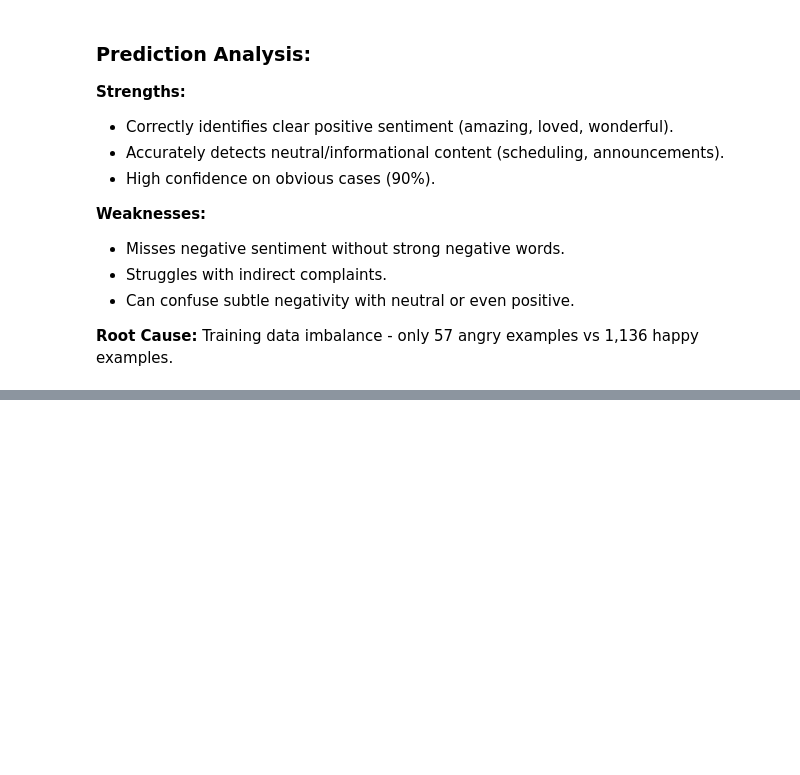
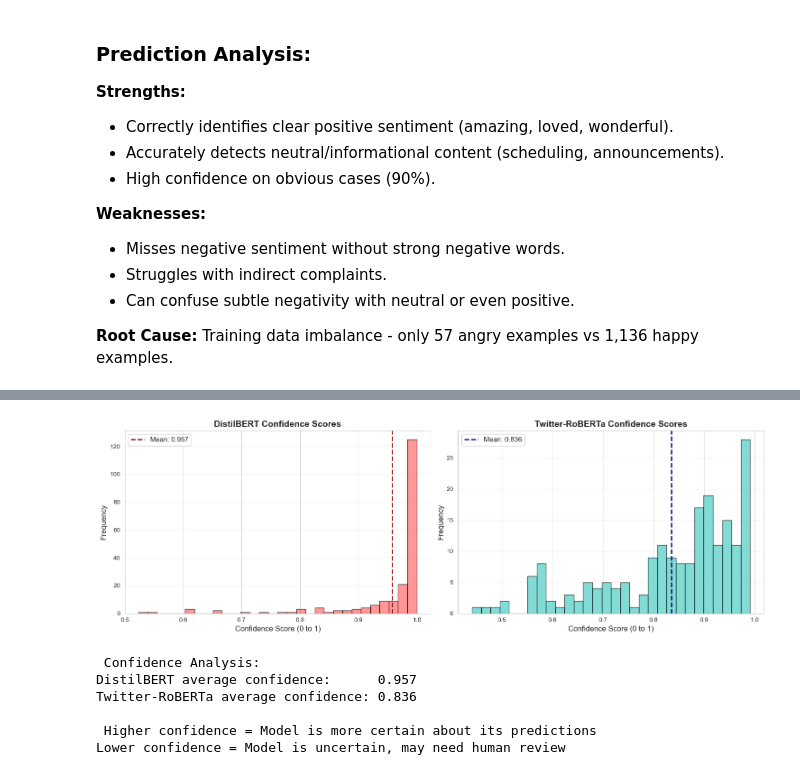
Before and after one commit to Priti0427/Sentiment-analysis-using-Hugging-Face-Transformer, a Jupyter notebook: archive (5)/Sentiment_Analysis_Notebook.ipynb, the cells around one changed output, grey strips where cells are left out. Cells and saved outputs as stored; diff of their text form; code cells hidden in the pictures; blank space fills up the shorter version.

```diff
--- a/archive (5)/Sentiment_Analysis_Notebook.ipynb
+++ b/archive (5)/Sentiment_Analysis_Notebook.ipynb
@@ -740,0 +877,40 @@ not-relevant    0.0712 (7.1%)
+# %%
+fig, axes = plt.subplots(1, 2, figsize=(15, 5))
+
+# DistilBERT confidence
+axes[0].hist(hf_scores_db, bins=30, color='#FF6B6B', alpha=0.7, edgecolor='black')
+axes[0].axvline(np.mean(hf_scores_db), color='darkred', linestyle='--', linewidth=2,
+                label=f'Mean: {np.mean(hf_scores_db):.3f}')
+axes[0].set_title('DistilBERT Confidence Scores', fontsize=14, fontweight='bold')
+axes[0].set_xlabel('Confidence Score (0 to 1)', fontsize=12)
+axes[0].set_ylabel('Frequency', fontsize=12)
+axes[0].legend(fontsize=11)
+axes[0].grid(axis='y', alpha=0.3)
+
+# Twitter-RoBERTa confidence
+axes[1].hist(hf_scores_rob, bins=30, color='#4ECDC4', alpha=0.7, edgecolor='black')
+axes[1].axvline(np.mean(hf_scores_rob), color='darkblue', linestyle='--', linewidth=2,
+                label=f'Mean: {np.mean(hf_scores_rob):.3f}')
+axes[1].set_title('Twitter-RoBERTa Confidence Scores', fontsize=14, fontweight='bold')
+axes[1].set_xlabel('Confidence Score (0 to 1)', fontsize=12)
+axes[1].set_ylabel('Frequency', fontsize=12)
+axes[1].legend(fontsize=11)
+axes[1].grid(axis='y', alpha=0.3)
+
+plt.tight_layout()
+plt.savefig('hf_confidence_distribution.png', dpi=300, bbox_inches='tight')
+plt.show()
+
+print(f"\n Confidence Analysis:")
+print(f"DistilBERT average confidence:      {np.mean(hf_scores_db):.3f}")
+print(f"Twitter-RoBERTa average confidence: {np.mean(hf_scores_rob):.3f}")
+print(f"\n Higher confidence = Model is more certain about its predictions")
+print(f"Lower confidence = Model is uncertain, may need human review")
+# %% [output]
+[figure, added]
+ Confidence Analysis:
+DistilBERT average confidence:      0.957
+Twitter-RoBERTa average confidence: 0.836
+
+ Higher confidence = Model is more certain about its predictions
+Lower confidence = Model is uncertain, may need human review
```
Also changed, not shown: parts of 9 cells of this notebook, 2 other files.
